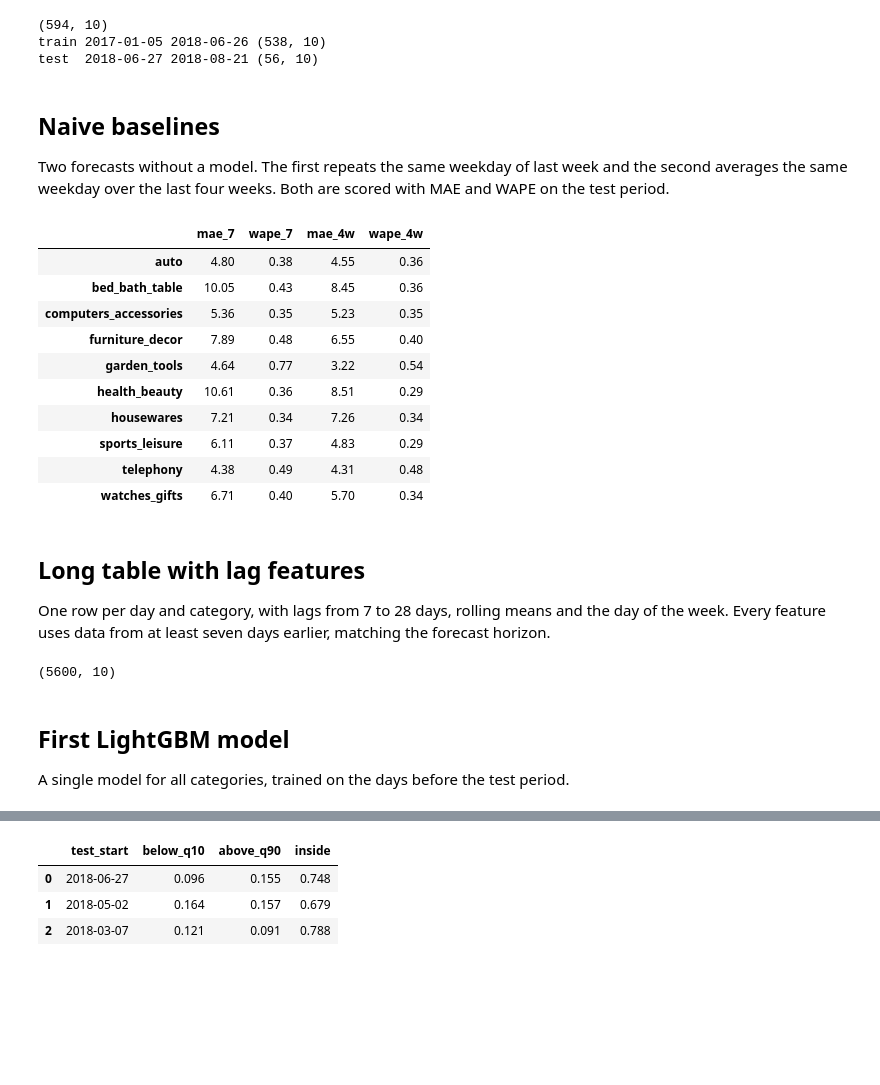
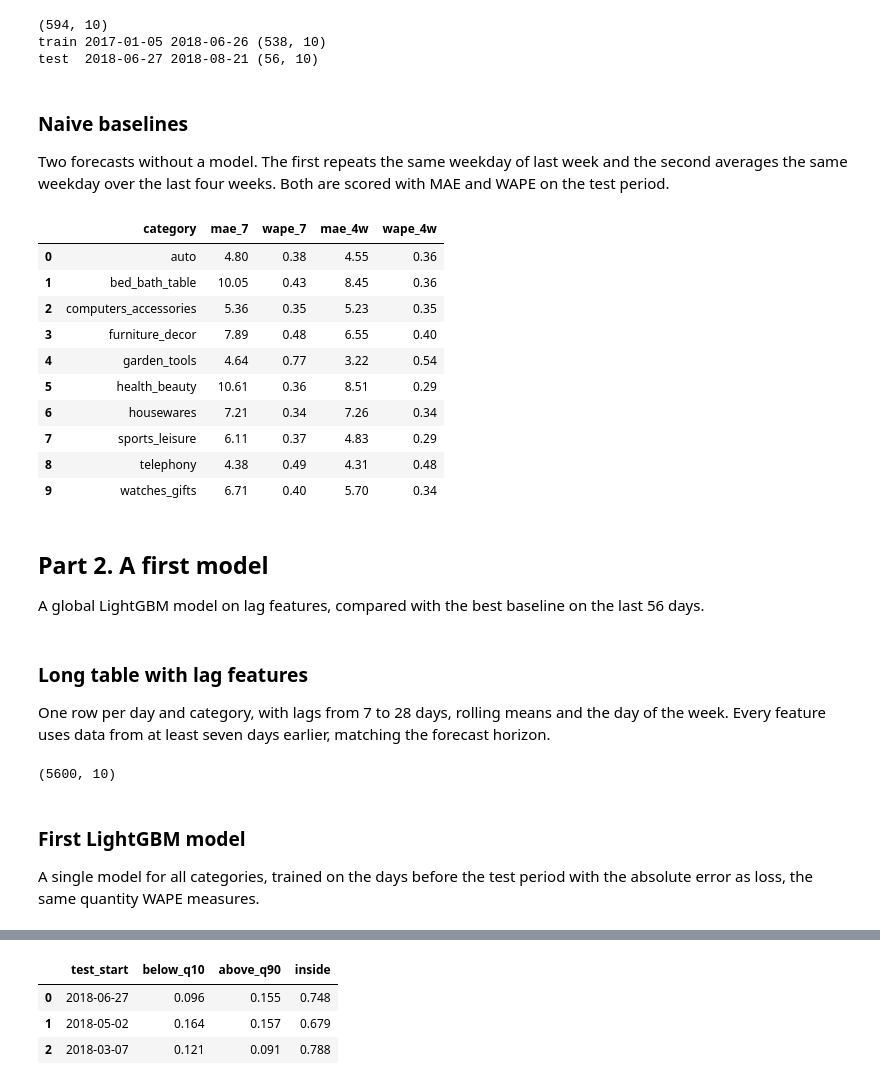
Before and after one commit to delficomerso/olist-demand-forecasting, a Jupyter notebook: notebooks/04_forecast_and_decision.ipynb, the cells around one changed output, grey strips where cells are left out. Saved outputs shown, nothing was run; the diff lists cells and outputs as text; code cells hidden in the pictures; blank space fills up the shorter version.

```diff
--- a/notebooks/04_forecast_and_decision.ipynb
+++ b/notebooks/04_forecast_and_decision.ipynb
@@ -27,41 +37,45 @@ print("test ", test.index.min().date(), test.index.max().date(), test.shape)
 train 2017-01-05 2018-06-26 (538, 10)
 test  2018-06-27 2018-08-21 (56, 10)
 # %% [markdown]
-## Naive baselines
+### Naive baselines
 
 Two forecasts without a model. The first repeats the same weekday of last week and the second averages the same weekday over the last four weeks. Both are scored with MAE and WAPE on the test period.
 # %%
 naive_7 = series.shift(7)
 naive_4w = (series.shift(7) + series.shift(14) + series.shift(21) + series.shift(28)) / 4
 
 def evaluate(pred):
     """Compare a forecast against the test period, per category."""
     pred = pred.loc[test.index]
     err = (test - pred).abs()
     return pd.DataFrame({"mae": err.mean(), "wape": err.sum() / test.sum()})
 
 res_7 = evaluate(naive_7)
 res_4w = evaluate(naive_4w)
 
 summary = pd.DataFrame({
     "mae_7": res_7["mae"], "wape_7": res_7["wape"],
     "mae_4w": res_4w["mae"], "wape_4w": res_4w["wape"],
 }).round(2)
-summary
+summary.reset_index(names="category")
 # %% [output]
-|  | mae_7 | wape_7 | mae_4w | wape_4w |
-| auto | 4.80 | 0.38 | 4.55 | 0.36 |
-| bed_bath_table | 10.05 | 0.43 | 8.45 | 0.36 |
-| computers_accessories | 5.36 | 0.35 | 5.23 | 0.35 |
-| furniture_decor | 7.89 | 0.48 | 6.55 | 0.40 |
-| garden_tools | 4.64 | 0.77 | 3.22 | 0.54 |
-| health_beauty | 10.61 | 0.36 | 8.51 | 0.29 |
-| housewares | 7.21 | 0.34 | 7.26 | 0.34 |
-| sports_leisure | 6.11 | 0.37 | 4.83 | 0.29 |
-| telephony | 4.38 | 0.49 | 4.31 | 0.48 |
-| watches_gifts | 6.71 | 0.40 | 5.70 | 0.34 |
+|  | category | mae_7 | wape_7 | mae_4w | wape_4w |
+| 0 | auto | 4.80 | 0.38 | 4.55 | 0.36 |
+| 1 | bed_bath_table | 10.05 | 0.43 | 8.45 | 0.36 |
+| 2 | computers_accessories | 5.36 | 0.35 | 5.23 | 0.35 |
+| 3 | furniture_decor | 7.89 | 0.48 | 6.55 | 0.40 |
+| 4 | garden_tools | 4.64 | 0.77 | 3.22 | 0.54 |
+| 5 | health_beauty | 10.61 | 0.36 | 8.51 | 0.29 |
+| 6 | housewares | 7.21 | 0.34 | 7.26 | 0.34 |
+| 7 | sports_leisure | 6.11 | 0.37 | 4.83 | 0.29 |
+| 8 | telephony | 4.38 | 0.49 | 4.31 | 0.48 |
+| 9 | watches_gifts | 6.71 | 0.40 | 5.70 | 0.34 |
+# %% [markdown]
+## Part 2. A first model
+
+A global LightGBM model on lag features, compared with the best baseline on the last 56 days.
 # %% [markdown]
-## Long table with lag features
+### Long table with lag features
 
 One row per day and category, with lags from 7 to 28 days, rolling means and the day of the week. Every feature uses data from at least seven days earlier, matching the forecast horizon.
 # %%
@@ -87,7 +101,7 @@ long.shape
 # %% [output]
 (5600, 10)
 # %% [markdown]
-## First LightGBM model
+### First LightGBM model
 
-A single model for all categories, trained on the days before the test period.
+A single model for all categories, trained on the days before the test period with the absolute error as loss, the same quantity WAPE measures.
 # %%
```
Also changed, not shown: parts of 51 cells of this notebook, 4 other files.
